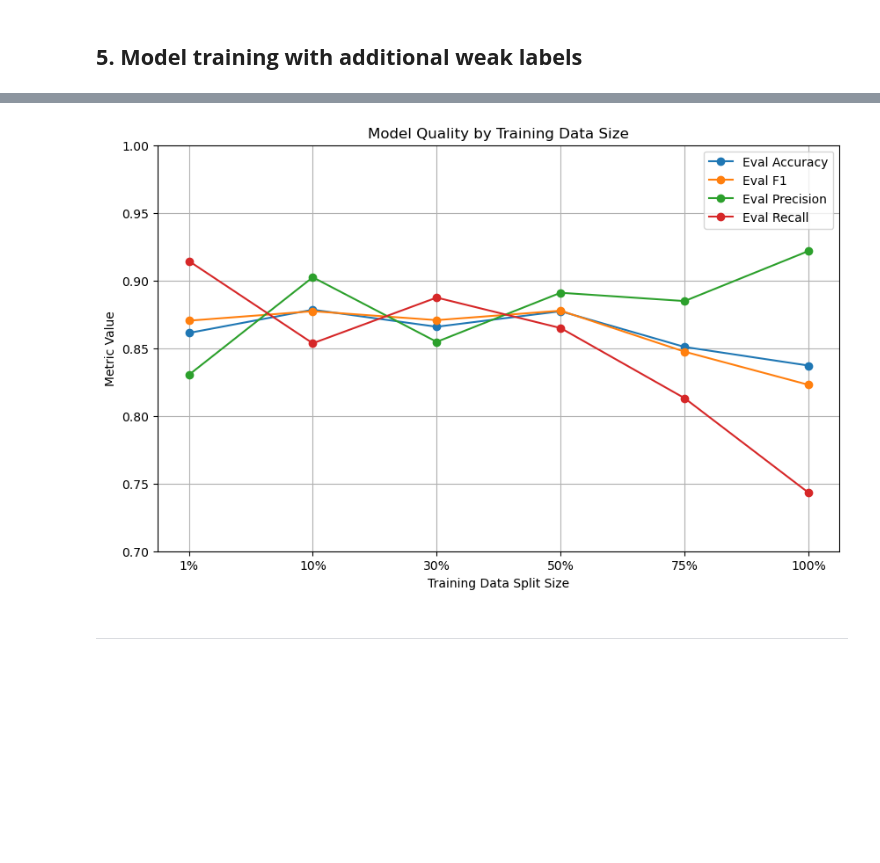
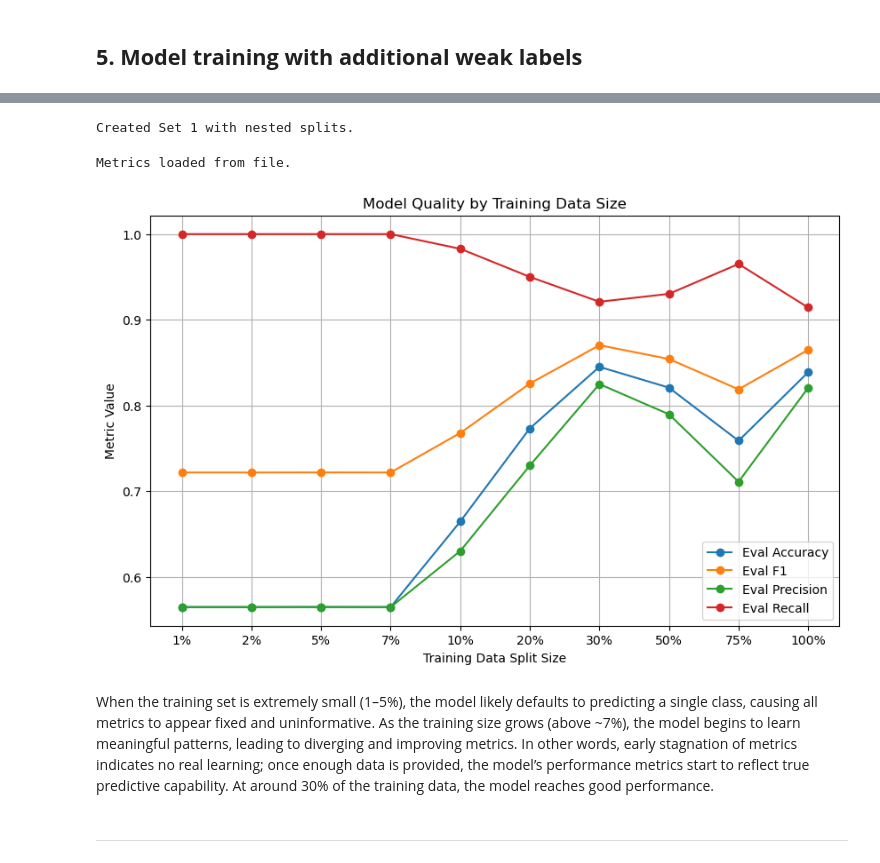
Before and after one commit to alexschillingfhnw/npr-mc2, a Jupyter notebook: notebooks/main.ipynb, the cells around one changed output, grey strips where cells are left out. Drawn from its saved outputs; the diff is of its cells as text; code cells hidden in the pictures; blank space fills up the shorter version.

```diff
--- a/notebooks/main.ipynb
+++ b/notebooks/main.ipynb
@@ -708,7 +707,56 @@ metrics_weak_df.to_csv("../data/weak_label_metrics.csv", index=False)
+# %%
+split_sizes = [0.01, 0.02, 0.05, 0.075, 0.1, 0.2, 0.3, 0.5, 0.75, 1.0]
+nested_splits = create_nested_splits(df_train_augmented, split_sizes, num_sets=1, base_folder="../data/nested_splits_augmented")
+# %% [output]
+Created Set 1 with nested splits.
+# %%
+# if hyperparameter_tuning_results.csv exists, load it and dont train model
+if os.path.exists("../data/weak_label_metrics.csv"):
+    df_weak_metrics = pd.read_csv("../data/weak_label_metrics.csv")
+    tqdm.write("Metrics loaded from file.")
+else:
+    tqdm.write("Metrics file not found. Training model...")
+
+    metrics_weak = []
+
+    outer_pbar = tqdm(nested_splits.items(), desc="Processing Sets", leave=True)
+    for set_name, splits in outer_pbar:
+        inner_pbar = tqdm(splits.items(), desc=f"Training Splits in {set_name}", leave=False)
+        for size, df_train in inner_pbar:
+            print(f"Training with {size} of augmented data...")
+
+            # Tokenize combined training set
+            train_ds = tokenize_dataset(df_train, tokenizer)
+
+            output_dir = f"./model_output/augmented_{size}"
+
+            # Train the model and collect metrics
+            split_metrics = train_and_evaluate(
+                train_dataset=train_ds,
+                eval_dataset=validation_ds,
+                output_dir=output_dir,
+                epochs=1,
+                batch_size=8,
+                learning_rate=5e-5,
+                weight_decay=0.1
+            )
+
+            split_metrics["split_size"] = size
+            metrics_weak.append(split_metrics)
+
+            tqdm.write(f"Completed training with {size}% data.")
+
+    # Convert metrics to DataFrame
+    df_weak_metrics = pd.DataFrame(metrics_weak)
+    df_weak_metrics.to_csv("../data/weak_label_metrics.csv", index=False)
+# %% [output]
+Metrics loaded from file.
 # %%
-plot_metrics(metrics_weak_df, x_col="split_size", y_cols=["eval_accuracy", "eval_f1", "eval_precision", "eval_recall"])
+plot_metrics(df_weak_metrics, x_col="split_size", y_cols=["eval_accuracy", "eval_f1", "eval_precision", "eval_recall"])
 # %% [output]
-[figure, old version]
+[figure, new version]
+# %% [markdown]
+When the training set is extremely small (1–5%), the model likely defaults to predicting a single class, causing all metrics to appear fixed and uninformative. As the training size grows (above ~7%), the model begins to learn meaningful patterns, leading to diverging and improving metrics. In other words, early stagnation of metrics indicates no real learning; once enough data is provided, the model’s performance metrics start to reflect true predictive capability. At around 30% of the training data, the model reaches good performance.
 # %% [markdown]
 ---
 # %% [markdown]
```
Also changed, not shown: parts of 28 cells of this notebook.
